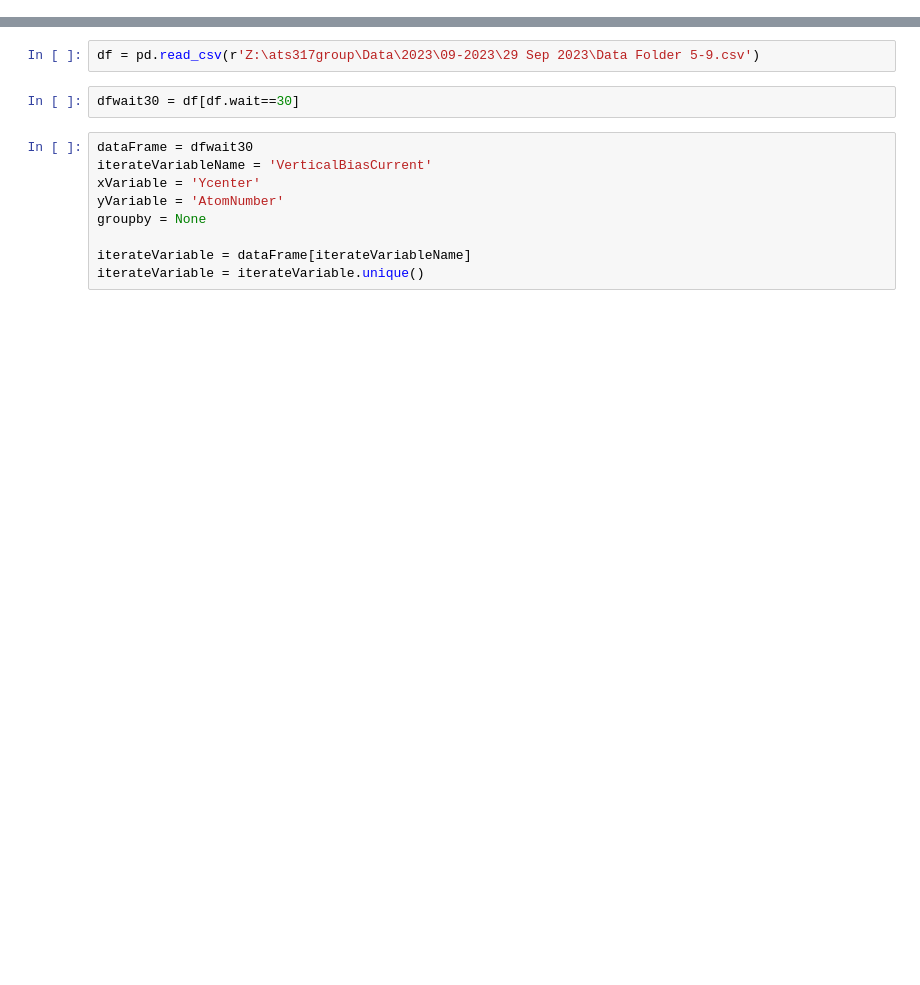
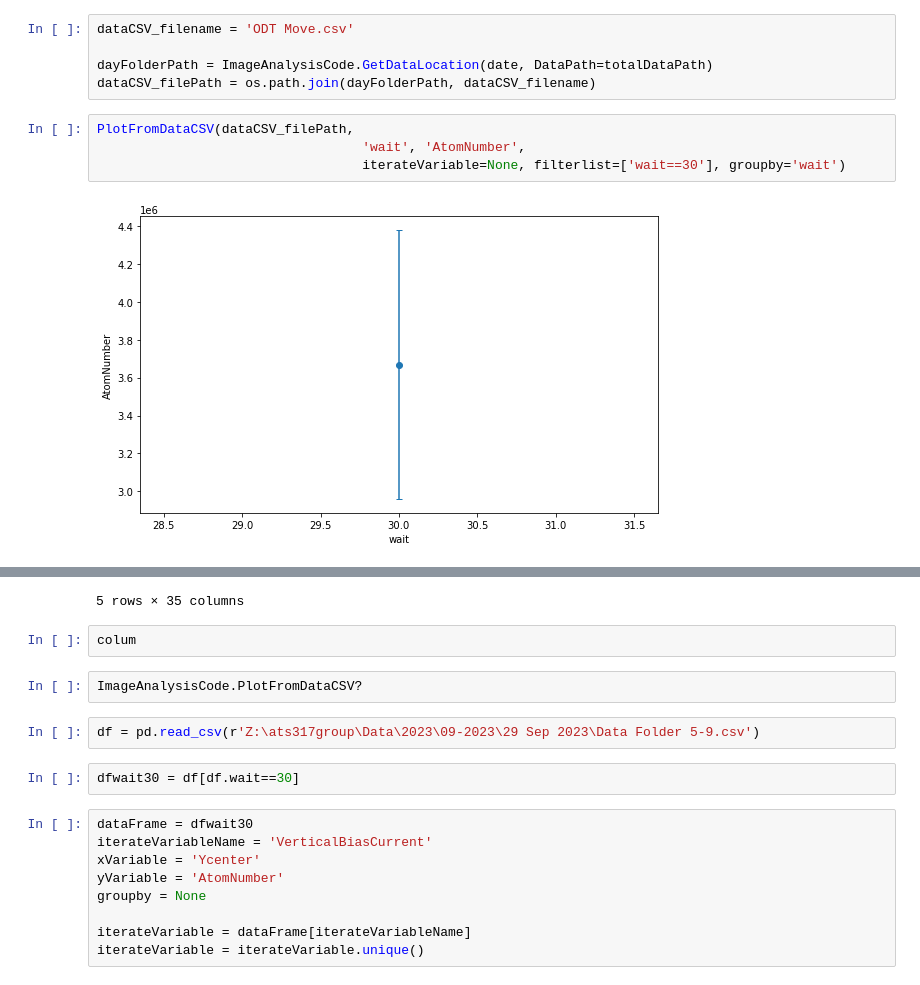
Before and after one commit to insommer/AnalysisCode, a Jupyter notebook: Applications/Plot Resutls.ipynb, the cells around one changed output, grey strips where cells are left out. Cells and saved outputs as stored; diff of their text form; blank space fills up the shorter version.

```diff
--- a/Applications/Plot Resutls.ipynb
+++ b/Applications/Plot Resutls.ipynb
@@ -13,0 +28,11 @@ import datetime
+# %%
+dataCSV_filename = 'ODT Move.csv'
+
+dayFolderPath = ImageAnalysisCode.GetDataLocation(date, DataPath=totalDataPath)
+dataCSV_filePath = os.path.join(dayFolderPath, dataCSV_filename)
+# %%
+PlotFromDataCSV(dataCSV_filePath,
+                                  'wait', 'AtomNumber',
+                                  iterateVariable=None, filterlist=['wait==30'], groupby='wait')
+# %% [output]
+[figure, added]
@@ -14,3 +45,8 @@ import datetime
+5 rows × 35 columns
+# %%
+colum
+# %%
+ImageAnalysisCode.PlotFromDataCSV?
 # %%
 df = pd.read_csv(r'Z:\ats317group\Data\2023\09-2023\29 Sep 2023\Data Folder 5-9.csv')
 # %%
```
Also changed, not shown: parts of 26 cells of this notebook, 2 other files.
